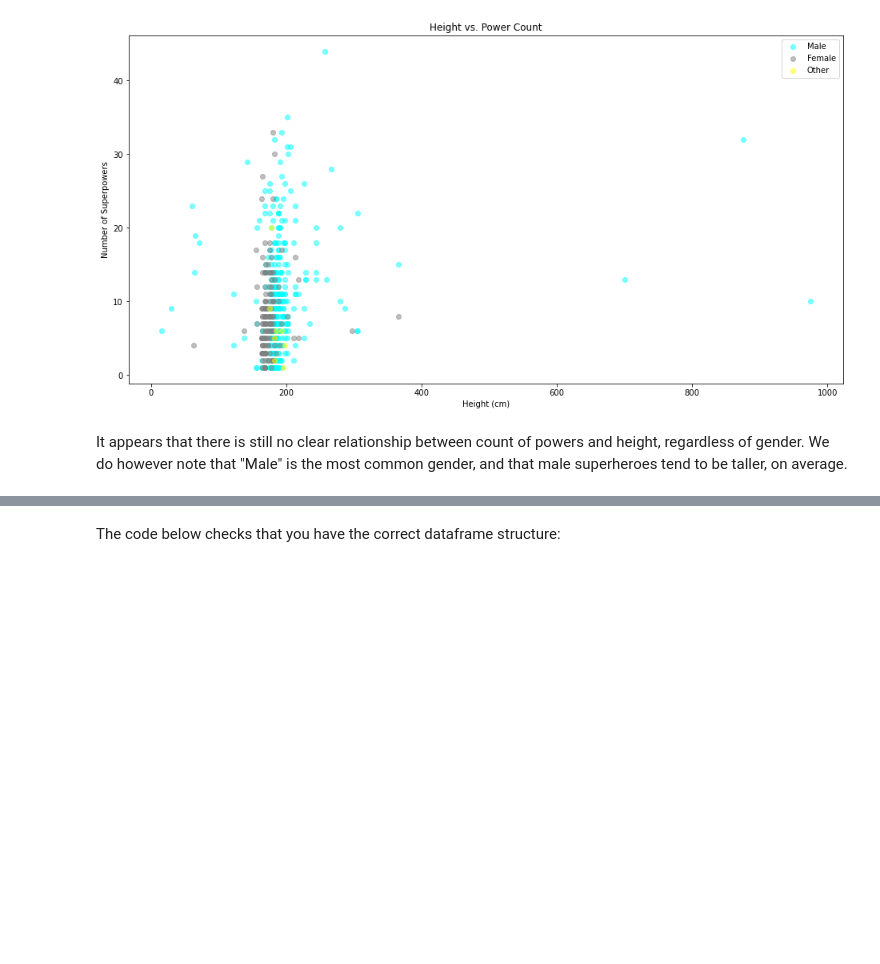
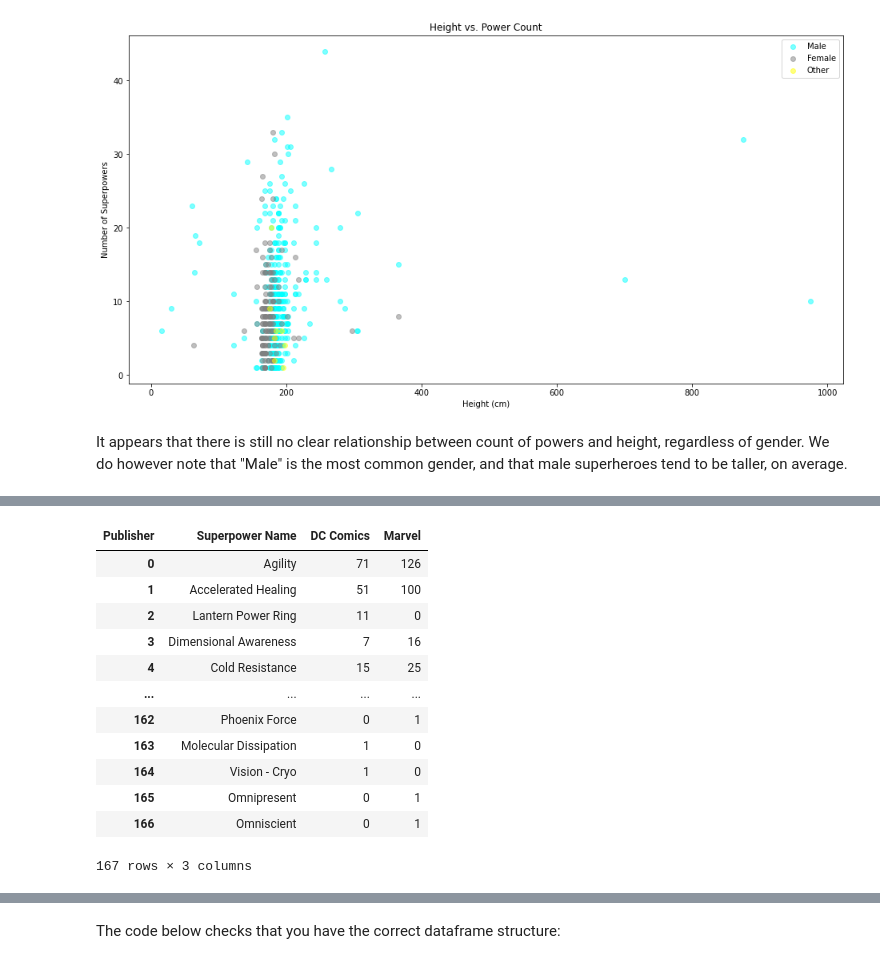
Before and after one commit to CrisThatOneCris/dsc-pandas-data-cleaning-lab, a Jupyter notebook: index.ipynb, the cells around one changed output, grey strips where cells are left out. Cells and saved outputs as stored; diff of their text form; code cells hidden in the pictures; blank space fills up the shorter version.

```diff
--- a/index.ipynb
+++ b/index.ipynb
@@ -734,0 +736,4 @@ question_3_df
+# %%
+# Now we have to transpose the dataframe so that every record represents a superpower
+question_3_df = question_3_df.T
+question_3_df
@@ -734,0 +754,20 @@ question_3_df
+# %%
+# Reset the index so that there is a column called "Superpower Name"
+question_3_df.index.name = "Superpower Name"
+question_3_df.reset_index(inplace=True)
+
+question_3_df
+# %% [output]
+| Publisher | Superpower Name | DC Comics | Marvel |
+| 0 | Agility | 71 | 126 |
+| 1 | Accelerated Healing | 51 | 100 |
+| 2 | Lantern Power Ring | 11 | 0 |
+| 3 | Dimensional Awareness | 7 | 16 |
+| 4 | Cold Resistance | 15 | 25 |
+| ... | ... | ... | ... |
+| 162 | Phoenix Force | 0 | 1 |
+| 163 | Molecular Dissipation | 1 | 0 |
+| 164 | Vision - Cryo | 1 | 0 |
+| 165 | Omnipresent | 0 | 1 |
+| 166 | Omniscient | 0 | 1 |
+167 rows × 3 columns
```
Also changed, not shown: parts of 17 cells of this notebook.
